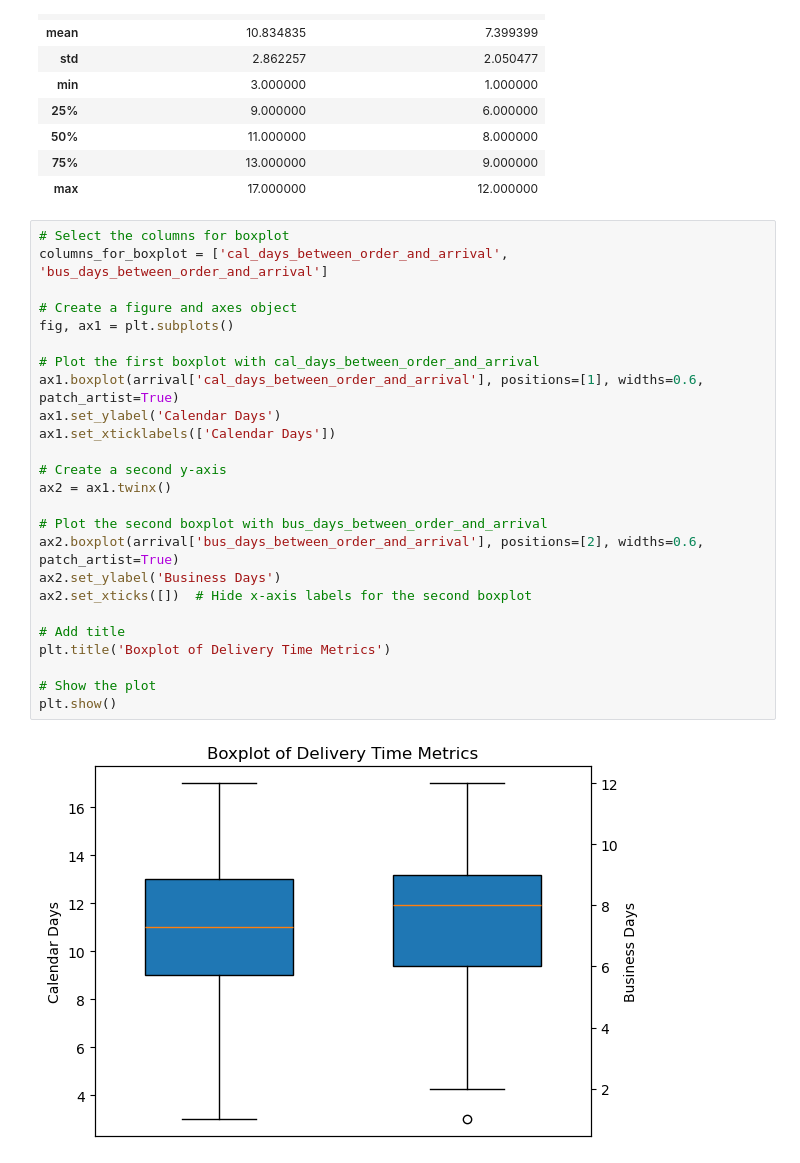
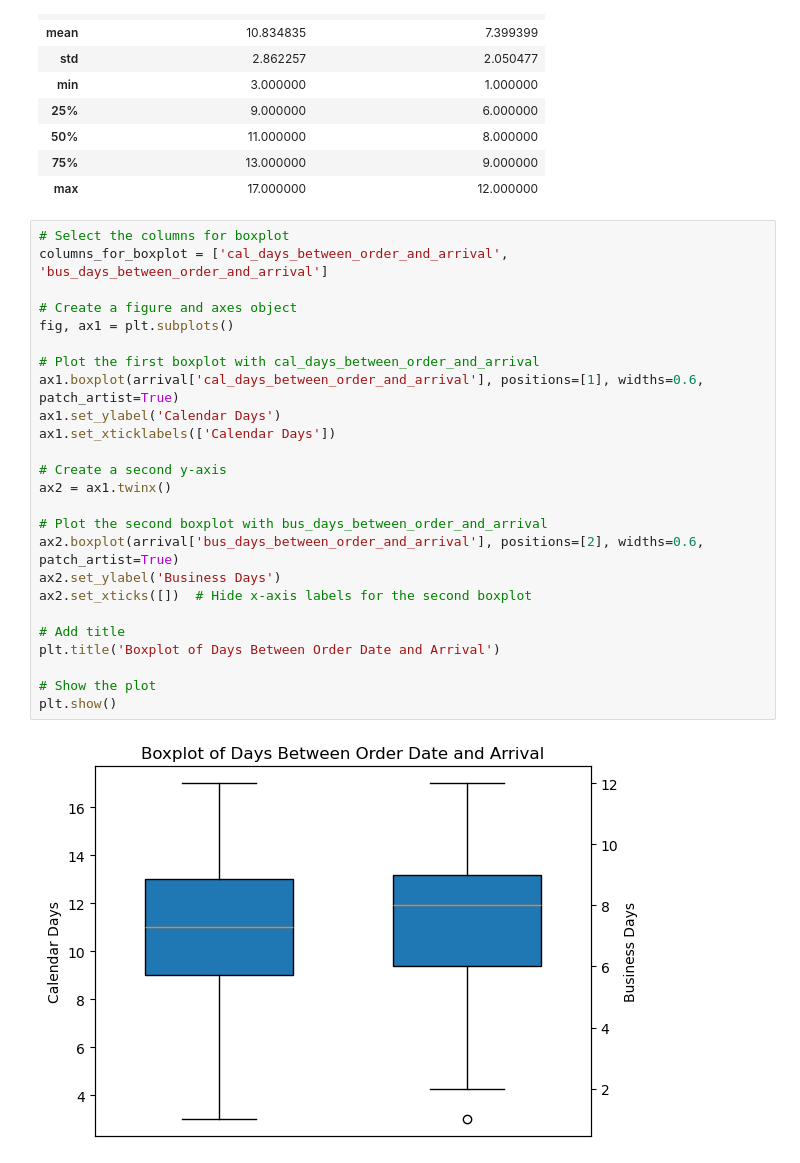
Before and after one commit to trinakohestani/da-eda-muesli, a Jupyter notebook: trina/01_notebook_trina.ipynb, the cells around one changed output. Saved outputs shown, nothing was run; the diff lists cells and outputs as text.

```diff
--- a/trina/01_notebook_trina.ipynb
+++ b/trina/01_notebook_trina.ipynb
@@ -489,27 +488,27 @@ arrival[['cal_days_between_order_and_arrival', 'bus_days_between_order_and_arriv
 # %%
 # Select the columns for boxplot
 columns_for_boxplot = ['cal_days_between_order_and_arrival', 'bus_days_between_order_and_arrival']
 
 # Create a figure and axes object
 fig, ax1 = plt.subplots()
 
 # Plot the first boxplot with cal_days_between_order_and_arrival
 ax1.boxplot(arrival['cal_days_between_order_and_arrival'], positions=[1], widths=0.6, patch_artist=True)
 ax1.set_ylabel('Calendar Days')
 ax1.set_xticklabels(['Calendar Days'])
 
 # Create a second y-axis
 ax2 = ax1.twinx()
 
 # Plot the second boxplot with bus_days_between_order_and_arrival
 ax2.boxplot(arrival['bus_days_between_order_and_arrival'], positions=[2], widths=0.6, patch_artist=True)
 ax2.set_ylabel('Business Days')
 ax2.set_xticks([])  # Hide x-axis labels for the second boxplot
 
 # Add title
-plt.title('Boxplot of Delivery Time Metrics')
+plt.title('Boxplot of Days Between Order Date and Arrival')
 
 # Show the plot
 plt.show()
 # %% [output]
-[figure, old version]
+[figure, new version]
```
Also changed, not shown: parts of 36 cells of this notebook.
